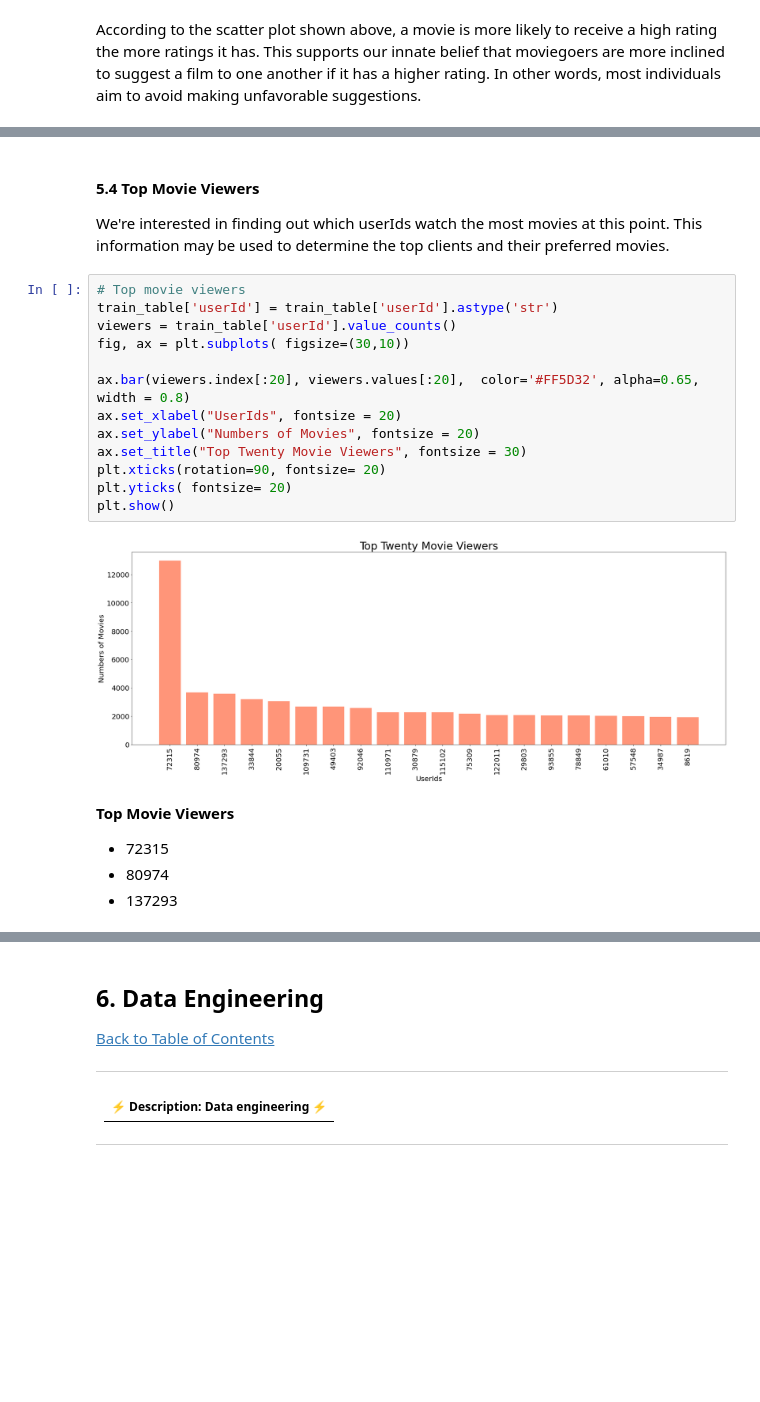
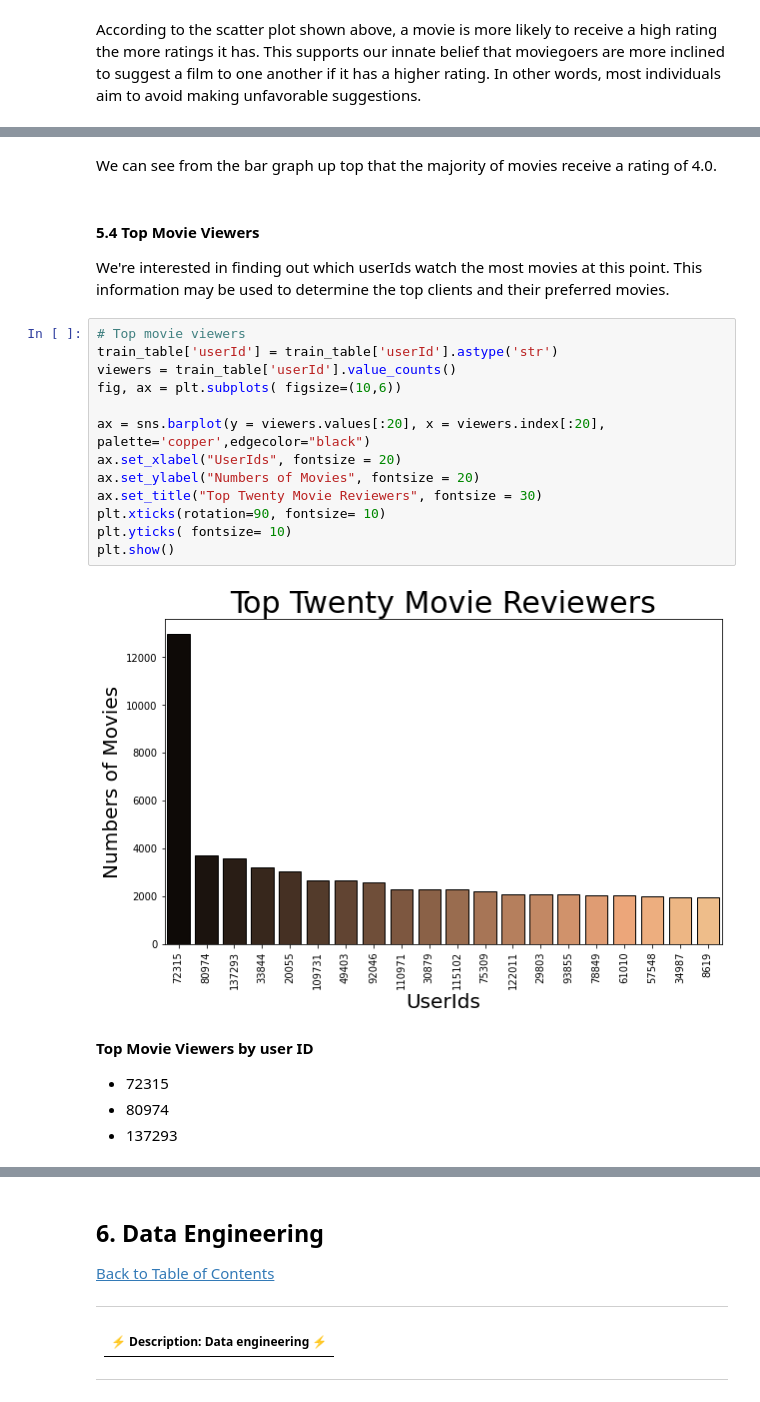
Before and after one commit to kojosbk/Movie_Recomender_Unsupervised_sprint, a Jupyter notebook: JM4 Starter_Notebook.ipynb, the cells around one changed output, grey strips where cells are left out. Saved outputs shown, nothing was run; the diff lists cells and outputs as text; blank space fills up the shorter version.

```diff
--- a/JM4 Starter_Notebook.ipynb
+++ b/JM4 Starter_Notebook.ipynb
@@ -766,23 +1031,25 @@ plt.show()
+# %% [markdown]
+We can see from the bar graph up top that the majority of movies receive a rating of 4.0.
 # %% [markdown]
 #### 5.4 Top Movie Viewers
 We're interested in finding out which userIds watch the most movies at this point. This information may be used to determine the top clients and their preferred movies.
 # %%
 # Top movie viewers
 train_table['userId'] = train_table['userId'].astype('str')
 viewers = train_table['userId'].value_counts()
-fig, ax = plt.subplots( figsize=(30,10))
+fig, ax = plt.subplots( figsize=(10,6))
 
-ax.bar(viewers.index[:20], viewers.values[:20],  color='#FF5D32', alpha=0.65, width = 0.8)
+ax = sns.barplot(y = viewers.values[:20], x = viewers.index[:20], palette='copper',edgecolor="black")
 ax.set_xlabel("UserIds", fontsize = 20)
 ax.set_ylabel("Numbers of Movies", fontsize = 20)
-ax.set_title("Top Twenty Movie Viewers", fontsize = 30)
-plt.xticks(rotation=90, fontsize= 20)
-plt.yticks( fontsize= 20)
+ax.set_title("Top Twenty Movie Reviewers", fontsize = 30)
+plt.xticks(rotation=90, fontsize= 10)
+plt.yticks( fontsize= 10)
 plt.show()
 # %% [output]
-[figure, old version]
+[figure, new version]
 # %% [markdown]
-**Top Movie Viewers**
+**Top Movie Viewers by user ID**
 - 72315
 - 80974
 - 137293
```
Also changed, not shown: parts of 55 cells of this notebook.
